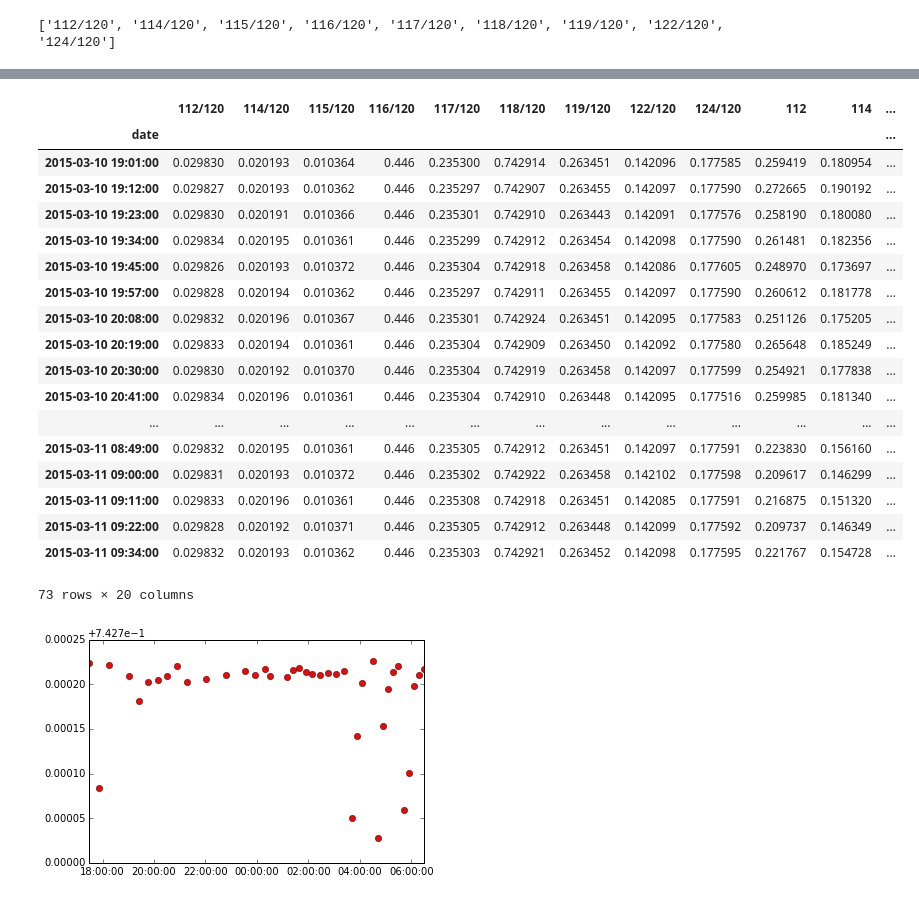
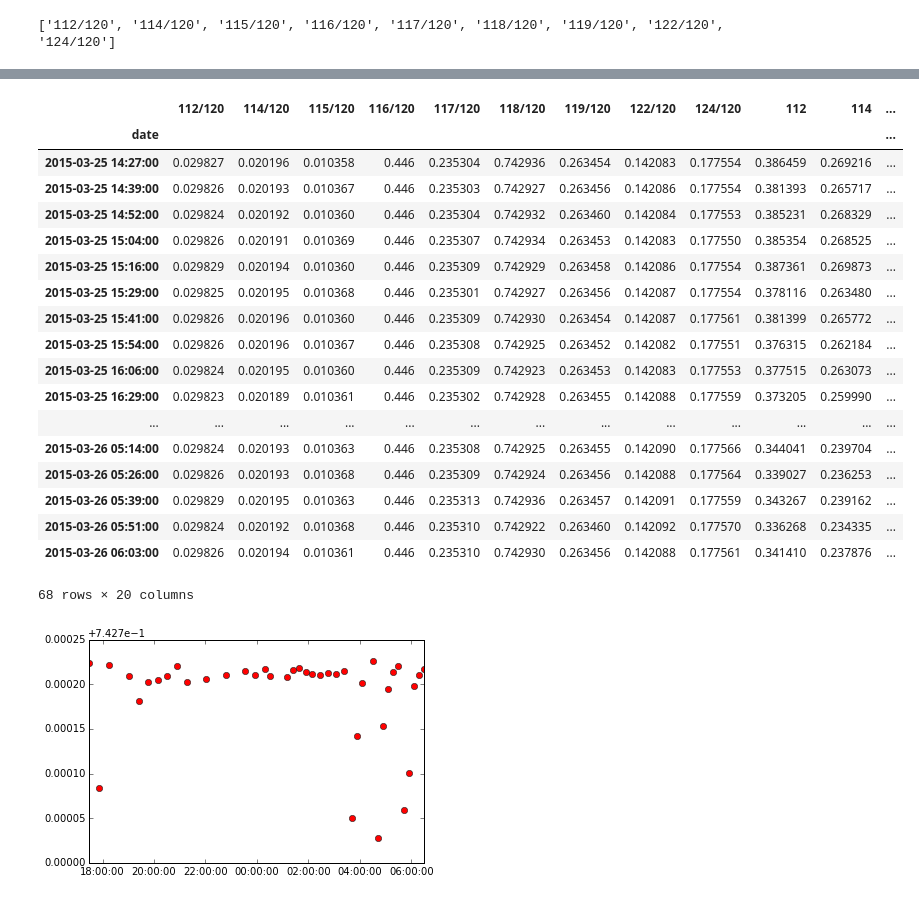
Before and after one commit to Marfster/NU_Plasma, a Jupyter notebook: Nu Plasma Evaluation - internal norm.ipynb, the cells around one changed output, grey strips where cells are left out. Drawn from its saved outputs; the diff is of its cells as text; code cells hidden in the pictures.

```diff
--- a/Nu Plasma Evaluation - internal norm.ipynb
+++ b/Nu Plasma Evaluation - internal norm.ipynb
@@ -25,13 +22,13 @@ files_end = 1346
 # %%
 # cup configuration
 #cup_config = cycle_Sb
-cup_config = cycles1
+cup_config = cycles2
 # Isotopes used for Interference correction
 corr_isotopes_1 = {"Cd" : "111", "Te" : "126"}
 corr_isotopes_2 = {"Cd" : "111","Te" : "125", "Xe" : "129"}
 corr_isotopes_Sb = {"Te": "125"}
 # Mass Range of cup configuration
-mass_range = cycles1_mass_range
+mass_range = cycles2_mass_range
 #isotopes = [["111", "112", "114", "115", "116", "117", "118", "119", "122", "124"], ["117", "118", "119", "122", "124"]]
 isotopes = [["112", "114", "115", "116", "117", "118", "119", "122", "124"]]
 #isotopes = [["116", "117", "118", "119", "122", "124"]]
@@ -43,13 +40,13 @@ print data_sample_column
 iter_beta = 10
 
 # Interference_corr on the denominator isotope
-isotope_denom_corr = False
+isotope_denom_corr = True
 
-blk_corr = False
+blk_corr = True
 # %% [output]
 ['112/120', '114/120', '115/120', '116/120', '117/120', '118/120', '119/120', '122/120', '124/120']
 # %%
-columns_1 = ["cycle", "sample", "date", "H9 (1)", "H8 (1)", "H7 (1)", "H6 (1)", "H5 (1)", "H4 (1)", "H3 (1)", "H2 (1)", "H1 (1)", "Ax (1)", "L1 (1)", "L2 (1)", "L3 (1)", "L4 (1)"]
+columns_1 = ["cycle", "sample", "date", "H8 (1)", "H7 (1)", "H6 (1)", "H5 (1)", "H4 (1)", "H3 (1)", "H2 (1)", "H1 (1)", "Ax (1)", "L1 (1)", "L2 (1)", "L3 (1)", "L4 (1)"]
 #columns_2 = ["cycle", "H8 (2)", "H7 (2)", "H6 (2)", "H5 (2)", "H4 (2)", "H3 (2)", "H2 (2)", "H1 (2)", "Ax (2)", "L1 (2)", "L2 (2)", "L3 (2)", "L4 (2)"]
 df_all = pd.DataFrame()
 blk_ls = []
@@ -115,19 +112,19 @@ for sample in sample_ls:
     df = NU_data_read(path, sample, cup_config)
     cycles = range(1, len(df.data_read(sample).index)+1)
     # arbitrary blank positions
-    #blk1 = [item for item in blk_ls if item < sample]
-    #blk2 = [item for item in blk_ls if item > sample]
-    #blk1 = blk1[-1]
-    #blk2 = blk2[0]
-    #blk_corr_sample == True
+    blk1 = [item for item in blk_ls if item < sample]
+    blk2 = [item for item in blk_ls if item > sample]
+    blk1 = blk1[-1]
+    blk2 = blk2[0]
+    blk_corr_sample = True
 
     # blank measurement surrounds sample
-    if ((sample-1) in blk_ls) and ((sample+1) in blk_ls):
-        blk1 = sample-1
-        blk2 = sample+1
-        blk_corr_sample = True
-    else:
-        blk_corr_sample = False
+    #if ((sample-1) in blk_ls) and ((sample+1) in blk_ls):
+    #    blk1 = sample-1
+    #    blk2 = sample+1
+    #    blk_corr_sample = True
+    #else:
+    #    blk_corr_sample = False
 
     if (blk_corr == True) and (blk_corr_sample == True):
         blk_1 = NU_data_read(path, blk1, cup_config)
@@ -135,12 +132,12 @@ for sample in sample_ls:
         df_zero = df.data_zero_corr(sample)
         df_bgd_1 = blk_1.data_zero_corr(blk1)
         df_bgd_2 = blk_2.data_zero_corr(blk2)
-        new_corr = evaluation(df_zero, cycles, isotopes, cup_config, database, mass_range, corr_isotopes_1 , denom_corr_ratio)
+        new_corr = evaluation(df_zero, cycles, isotopes, cup_config, database, mass_range, corr_isotopes_2 , denom_corr_ratio)
         new_corr.line2_corr(df_zero, "119")
         new_corr.data_bgd_corr(df_bgd_1, df_bgd_2)
     else:
         df_zero = df.data_zero_corr(sample)
-        new_corr = evaluation(df_zero, cycles, isotopes, cup_config, database, mass_range, corr_isotopes_1 , denom_corr_ratio)
+        new_corr = evaluation(df_zero, cycles, isotopes, cup_config, database, mass_range, corr_isotopes_2 , denom_corr_ratio)
         new_corr.line2_corr(df_zero, "119")
 
     data_sample_raw = new_corr.raw_signals(denom_isotope)
@@ -196,38 +193,38 @@ df_internal_sub
 # %%
 def SE(x):
     SE = np.std(x) / x.count()
     return SE
 
 df_internal_norm_mean = df_internal_sub.drop("cycle", axis=1).groupby(df_internal_sub.index).mean()
 df_internal_norm_mean_sd = df_internal_sub.drop("cycle", axis=1).groupby(df_internal_sub.index).agg([np.mean, SE])
 df_internal_norm_mean["sample"] = df_internal_norm[df_internal_norm["cycle"] == 1]["sample"]
 df_internal_norm_mean_sd["sample"] = df_internal_norm[df_internal_norm["cycle"] == 1]["sample"]
-df_internal_norm_mean = df_internal_norm_mean[1:]
-df_internal_norm_mean = df_internal_norm_mean.drop(datetime.strptime("20150310 23:59", "%Y%m%d %H:%M"))
-df_internal_norm_mean_sd = df_internal_norm_mean_sd[1:]
+#df_internal_norm_mean = df_internal_norm_mean[1:]
+#df_internal_norm_mean = df_internal_norm_mean.drop(datetime.strptime("20150310 23:59", "%Y%m%d %H:%M"))
+#df_internal_norm_mean_sd = df_internal_norm_mean_sd[1:]
 df_internal_norm_mean
 #plotplot = df_internal_norm_mean[(df_internal_norm_mean["125"] < 0.00010)  & (df_internal_norm_mean["124/120"] > 0.17745)]
 #plot(plotplot["125"], plotplot["124/120"], "ro")
 # %% [output]
 |  | 112/120 | 114/120 | 115/120 | 116/120 | 117/120 | 118/120 | 119/120 | 122/120 | 124/120 | 112 | 114 | ... |
 | date |  |  |  |  |  |  |  |  |  |  |  | ... |
-| 2015-03-10 19:01:00 | 0.029830 | 0.020193 | 0.010364 | 0.446 | 0.235300 | 0.742914 | 0.263451 | 0.142096 | 0.177585 | 0.259419 | 0.180954 | ... |
-| 2015-03-10 19:12:00 | 0.029827 | 0.020193 | 0.010362 | 0.446 | 0.235297 | 0.742907 | 0.263455 | 0.142097 | 0.177590 | 0.272665 | 0.190192 | ... |
-| 2015-03-10 19:23:00 | 0.029830 | 0.020191 | 0.010366 | 0.446 | 0.235301 | 0.742910 | 0.263443 | 0.142091 | 0.177576 | 0.258190 | 0.180080 | ... |
-| 2015-03-10 19:34:00 | 0.029834 | 0.020195 | 0.010361 | 0.446 | 0.235299 | 0.742912 | 0.263454 | 0.142098 | 0.177590 | 0.261481 | 0.182356 | ... |
-| 2015-03-10 19:45:00 | 0.029826 | 0.020193 | 0.010372 | 0.446 | 0.235304 | 0.742918 | 0.263458 | 0.142086 | 0.177605 | 0.248970 | 0.173697 | ... |
-| 2015-03-10 19:57:00 | 0.029828 | 0.020194 | 0.010362 | 0.446 | 0.235297 | 0.742911 | 0.263455 | 0.142097 | 0.177590 | 0.260612 | 0.181778 | ... |
-| 2015-03-10 20:08:00 | 0.029832 | 0.020196 | 0.010367 | 0.446 | 0.235301 | 0.742924 | 0.263451 | 0.142095 | 0.177583 | 0.251126 | 0.175205 | ... |
-| 2015-03-10 20:19:00 | 0.029833 | 0.020194 | 0.010361 | 0.446 | 0.235304 | 0.742909 | 0.263450 | 0.142092 | 0.177580 | 0.265648 | 0.185249 | ... |
-| 2015-03-10 20:30:00 | 0.029830 | 0.020192 | 0.010370 | 0.446 | 0.235304 | 0.742919 | 0.263458 | 0.142097 | 0.177599 | 0.254921 | 0.177838 | ... |
-| 2015-03-10 20:41:00 | 0.029834 | 0.020196 | 0.010361 | 0.446 | 0.235304 | 0.742910 | 0.263448 | 0.142095 | 0.177516 | 0.259985 | 0.181340 | ... |
+| 2015-03-25 14:27:00 | 0.029827 | 0.020196 | 0.010358 | 0.446 | 0.235304 | 0.742936 | 0.263454 | 0.142083 | 0.177554 | 0.386459 | 0.269216 | ... |
+| 2015-03-25 14:39:00 | 0.029826 | 0.020193 | 0.010367 | 0.446 | 0.235303 | 0.742927 | 0.263456 | 0.142086 | 0.177554 | 0.381393 | 0.265717 | ... |
+| 2015-03-25 14:52:00 | 0.029824 | 0.020192 | 0.010360 | 0.446 | 0.235304 | 0.742932 | 0.263460 | 0.142084 | 0.177553 | 0.385231 | 0.268329 | ... |
+| 2015-03-25 15:04:00 | 0.029826 | 0.020191 | 0.010369 | 0.446 | 0.235307 | 0.742934 | 0.263453 | 0.142083 | 0.177550 | 0.385354 | 0.268525 | ... |
+| 2015-03-25 15:16:00 | 0.029829 | 0.020194 | 0.010360 | 0.446 | 0.235309 | 0.742929 | 0.263458 | 0.142086 | 0.177554 | 0.387361 | 0.269873 | ... |
+| 2015-03-25 15:29:00 | 0.029825 | 0.020195 | 0.010368 | 0.446 | 0.235301 | 0.742927 | 0.263456 | 0.142087 | 0.177554 | 0.378116 | 0.263480 | ... |
+| 2015-03-25 15:41:00 | 0.029826 | 0.020196 | 0.010360 | 0.446 | 0.235309 | 0.742930 | 0.263454 | 0.142087 | 0.177561 | 0.381399 | 0.265772 | ... |
+| 2015-03-25 15:54:00 | 0.029826 | 0.020196 | 0.010367 | 0.446 | 0.235308 | 0.742925 | 0.263452 | 0.142082 | 0.177551 | 0.376315 | 0.262184 | ... |
+| 2015-03-25 16:06:00 | 0.029824 | 0.020195 | 0.010360 | 0.446 | 0.235309 | 0.742923 | 0.263453 | 0.142083 | 0.177553 | 0.377515 | 0.263073 | ... |
+| 2015-03-25 16:29:00 | 0.029823 | 0.020189 | 0.010361 | 0.446 | 0.235302 | 0.742928 | 0.263455 | 0.142088 | 0.177559 | 0.373205 | 0.259990 | ... |
 | ... | ... | ... | ... | ... | ... | ... | ... | ... | ... | ... | ... | ... |
-| 2015-03-11 08:49:00 | 0.029832 | 0.020195 | 0.010361 | 0.446 | 0.235305 | 0.742912 | 0.263451 | 0.142097 | 0.177591 | 0.223830 | 0.156160 | ... |
-| 2015-03-11 09:00:00 | 0.029831 | 0.020193 | 0.010372 | 0.446 | 0.235302 | 0.742922 | 0.263458 | 0.142102 | 0.177598 | 0.209617 | 0.146299 | ... |
-| 2015-03-11 09:11:00 | 0.029833 | 0.020196 | 0.010361 | 0.446 | 0.235308 | 0.742918 | 0.263451 | 0.142085 | 0.177591 | 0.216875 | 0.151320 | ... |
-| 2015-03-11 09:22:00 | 0.029828 | 0.020192 | 0.010371 | 0.446 | 0.235305 | 0.742912 | 0.263448 | 0.142099 | 0.177592 | 0.209737 | 0.146349 | ... |
-| 2015-03-11 09:34:00 | 0.029832 | 0.020193 | 0.010362 | 0.446 | 0.235303 | 0.742921 | 0.263452 | 0.142098 | 0.177595 | 0.221767 | 0.154728 | ... |
+| 2015-03-26 05:14:00 | 0.029824 | 0.020193 | 0.010363 | 0.446 | 0.235308 | 0.742925 | 0.263455 | 0.142090 | 0.177566 | 0.344041 | 0.239704 | ... |
+| 2015-03-26 05:26:00 | 0.029826 | 0.020193 | 0.010368 | 0.446 | 0.235309 | 0.742924 | 0.263456 | 0.142088 | 0.177564 | 0.339027 | 0.236253 | ... |
+| 2015-03-26 05:39:00 | 0.029829 | 0.020195 | 0.010363 | 0.446 | 0.235313 | 0.742936 | 0.263457 | 0.142091 | 0.177559 | 0.343267 | 0.239162 | ... |
+| 2015-03-26 05:51:00 | 0.029824 | 0.020192 | 0.010368 | 0.446 | 0.235310 | 0.742922 | 0.263460 | 0.142092 | 0.177570 | 0.336268 | 0.234335 | ... |
+| 2015-03-26 06:03:00 | 0.029826 | 0.020194 | 0.010361 | 0.446 | 0.235310 | 0.742930 | 0.263456 | 0.142088 | 0.177561 | 0.341410 | 0.237876 | ... |
-73 rows × 20 columns
+68 rows × 20 columns
 # %%
 #plot_Nist = df_internal_norm_mean[df_internal_norm_mean["sample"] != "SPEX1 100ppb"]
 plot_Nist = df_internal_norm_mean[(df_internal_norm_mean["118"] >= .5)]
```
Also changed, not shown: parts of 6 cells of this notebook, 1 other file.
